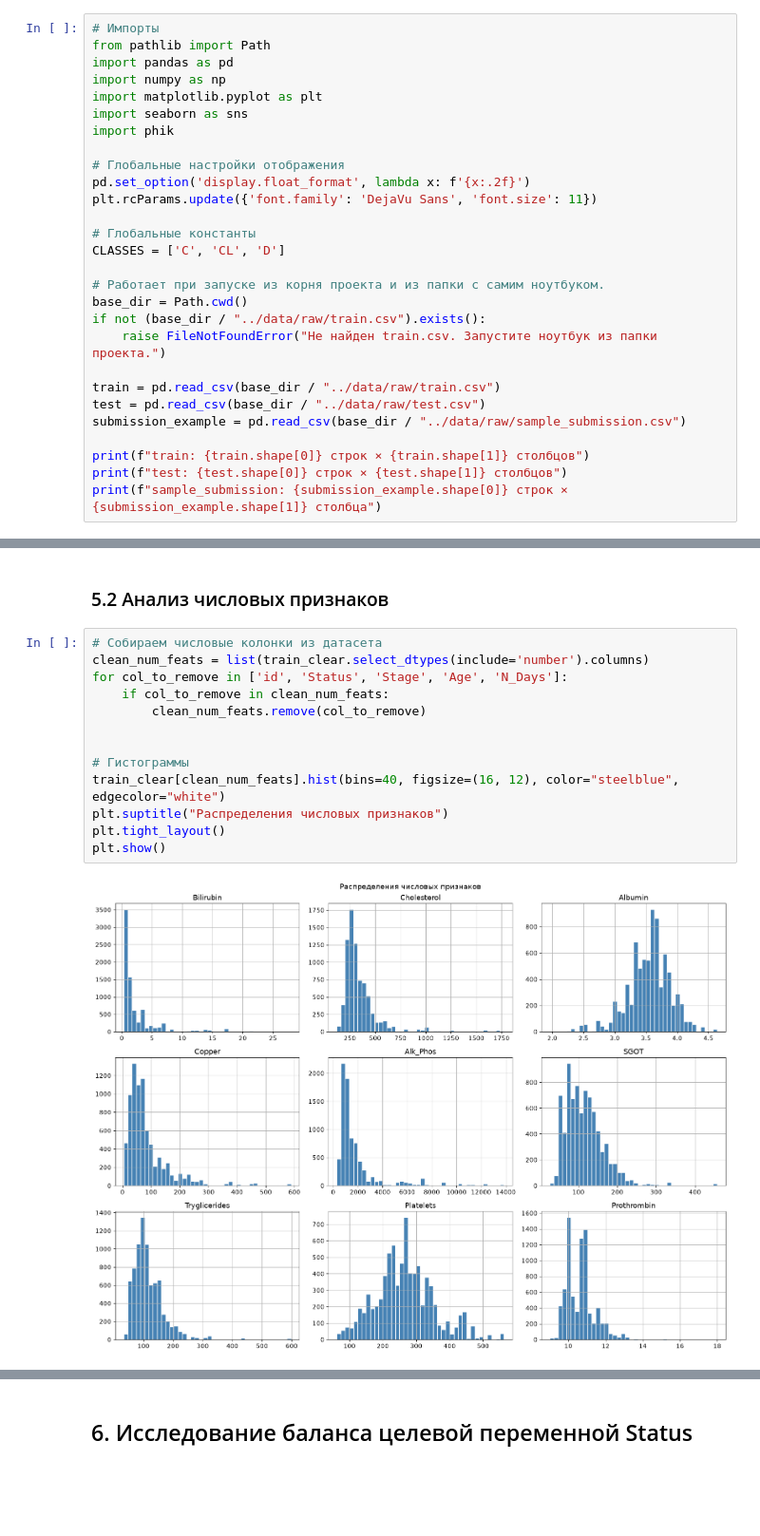
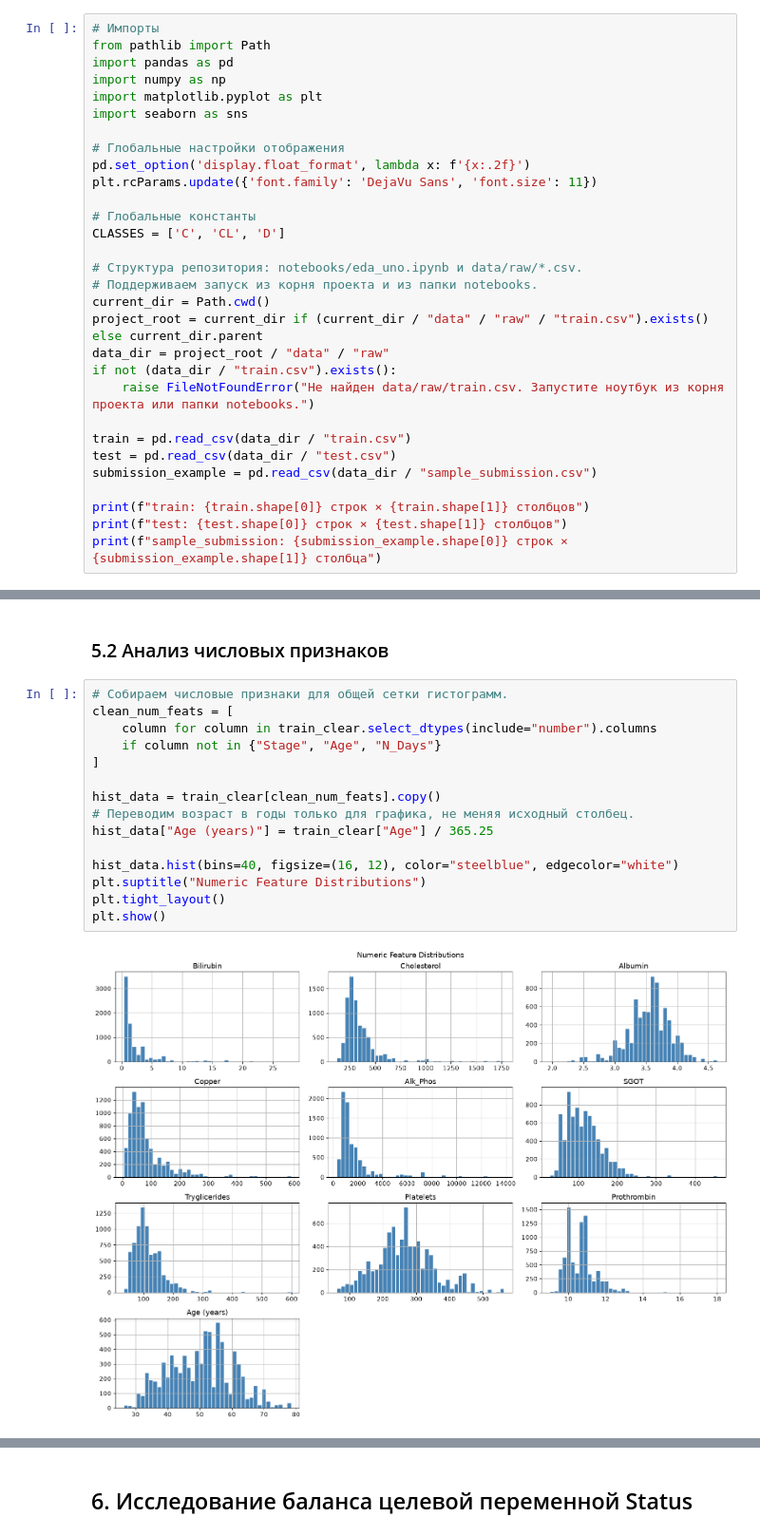
Before and after one commit to voronkovadarya74-cell/liver-cirrhosis-prediction, a Jupyter notebook: notebooks/eda_uno.ipynb, the cells around one changed output, grey strips where cells are left out. Shown at 95% size. Drawn from its saved outputs; the diff is of its cells as text; blank space fills up the shorter version.

```diff
--- a/notebooks/eda_uno.ipynb
+++ b/notebooks/eda_uno.ipynb
@@ -31,7 +31,6 @@ import pandas as pd
 import numpy as np
 import matplotlib.pyplot as plt
 import seaborn as sns
-import phik
 
 # Глобальные настройки отображения
 pd.set_option('display.float_format', lambda x: f'{x:.2f}')
@@ -40,14 +39,17 @@ plt.rcParams.update({'font.family': 'DejaVu Sans', 'font.size': 11})
 # Глобальные константы
 CLASSES = ['C', 'CL', 'D']
 
-# Работает при запуске из корня проекта и из папки с самим ноутбуком.
-base_dir = Path.cwd()
-if not (base_dir / "../data/raw/train.csv").exists():
-    raise FileNotFoundError("Не найден train.csv. Запустите ноутбук из папки проекта.")
+# Структура репозитория: notebooks/eda_uno.ipynb и data/raw/*.csv.
+# Поддерживаем запуск из корня проекта и из папки notebooks.
+current_dir = Path.cwd()
+project_root = current_dir if (current_dir / "data" / "raw" / "train.csv").exists() else current_dir.parent
+data_dir = project_root / "data" / "raw"
+if not (data_dir / "train.csv").exists():
+    raise FileNotFoundError("Не найден data/raw/train.csv. Запустите ноутбук из корня проекта или папки notebooks.")
 
-train = pd.read_csv(base_dir / "../data/raw/train.csv")
-test = pd.read_csv(base_dir / "../data/raw/test.csv")
-submission_example = pd.read_csv(base_dir / "../data/raw/sample_submission.csv")
+train = pd.read_csv(data_dir / "train.csv")
+test = pd.read_csv(data_dir / "test.csv")
+submission_example = pd.read_csv(data_dir / "sample_submission.csv")
 
 print(f"train: {train.shape[0]} строк × {train.shape[1]} столбцов")
 print(f"test: {test.shape[0]} строк × {test.shape[1]} столбцов")
@@ -372,18 +369,20 @@ plt.show()
 # %% [markdown]
 ### 5.2 Анализ числовых признаков
 # %%
-# Собираем числовые колонки из датасета
-clean_num_feats = list(train_clear.select_dtypes(include='number').columns)
-for col_to_remove in ['id', 'Status', 'Stage', 'Age', 'N_Days']:
-    if col_to_remove in clean_num_feats:
-        clean_num_feats.remove(col_to_remove)
+# Собираем числовые признаки для общей сетки гистограмм.
+clean_num_feats = [
+    column for column in train_clear.select_dtypes(include="number").columns
+    if column not in {"Stage", "Age", "N_Days"}
+]
 
+hist_data = train_clear[clean_num_feats].copy()
+# Переводим возраст в годы только для графика, не меняя исходный столбец.
+hist_data["Age (years)"] = train_clear["Age"] / 365.25
 
-# Гистограммы
-train_clear[clean_num_feats].hist(bins=40, figsize=(16, 12), color="steelblue", edgecolor="white")
-plt.suptitle("Распределения числовых признаков")
+hist_data.hist(bins=40, figsize=(16, 12), color="steelblue", edgecolor="white")
+plt.suptitle("Numeric Feature Distributions")
 plt.tight_layout()
 plt.show()
 # %% [output]
-[figure, old version]
+[figure, new version]
 # %% [markdown]
```
Also changed, not shown: parts of 17 cells of this notebook.
